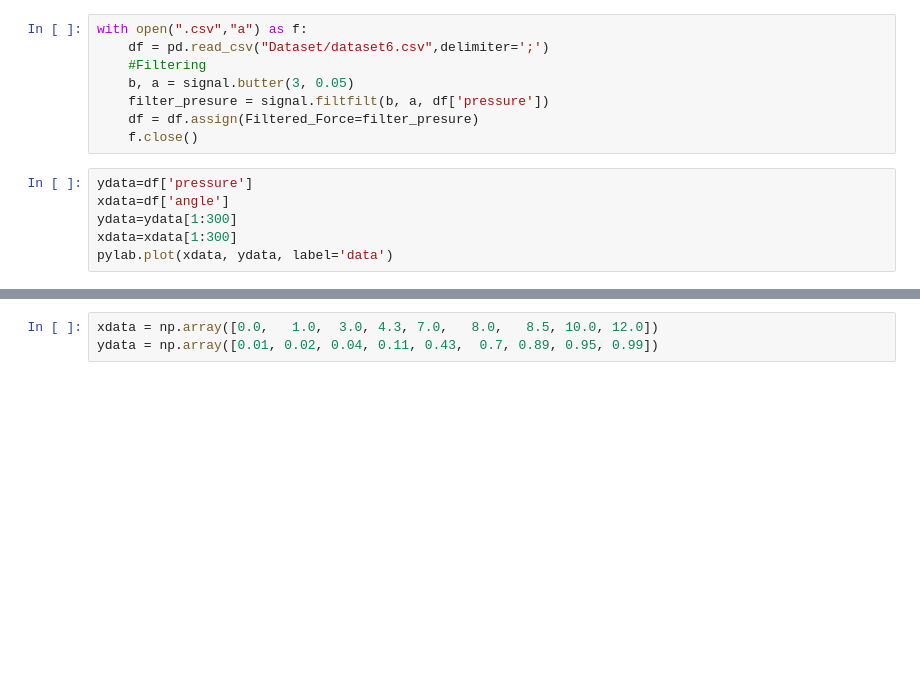
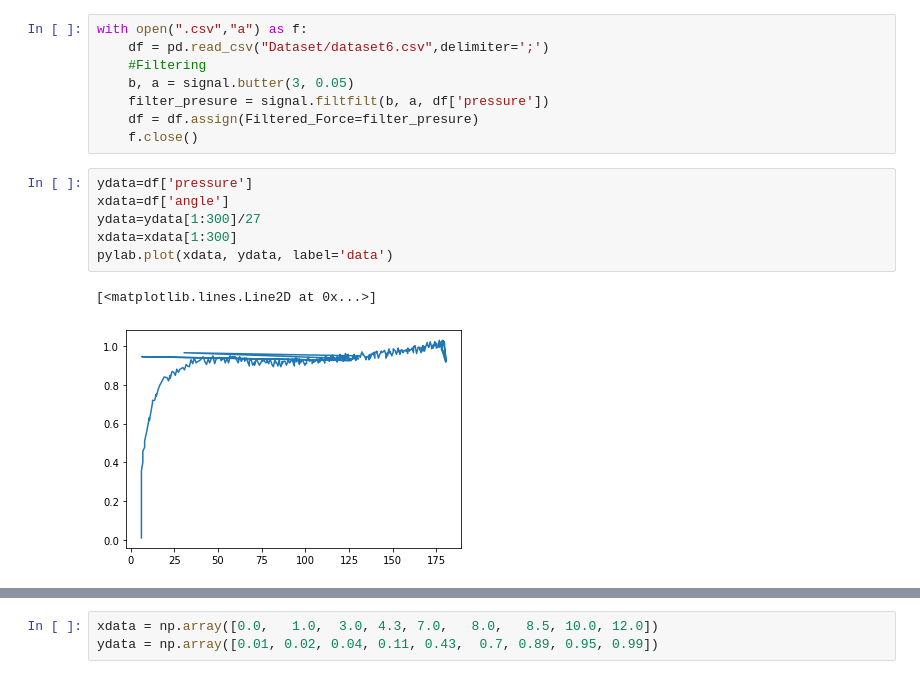
Before and after one commit to Jonasjcmh/PneuNet_Controller, a Jupyter notebook: Impedance controller.ipynb, the cells around one changed output, grey strips where cells are left out. Drawn from its saved outputs; the diff is of its cells as text; blank space fills up the shorter version.

```diff
--- a/Impedance controller.ipynb
+++ b/Impedance controller.ipynb
@@ -483,7 +487,10 @@ with open(".csv","a") as f:
 # %%
 ydata=df['pressure']
 xdata=df['angle']
-ydata=ydata[1:300]
+ydata=ydata[1:300]/27
 xdata=xdata[1:300]
 pylab.plot(xdata, ydata, label='data')
+# %% [output]
+[<matplotlib.lines.Line2D at 0x...>]
+[figure, added]
 # %%
```
Also changed, not shown: parts of 4 cells of this notebook.
